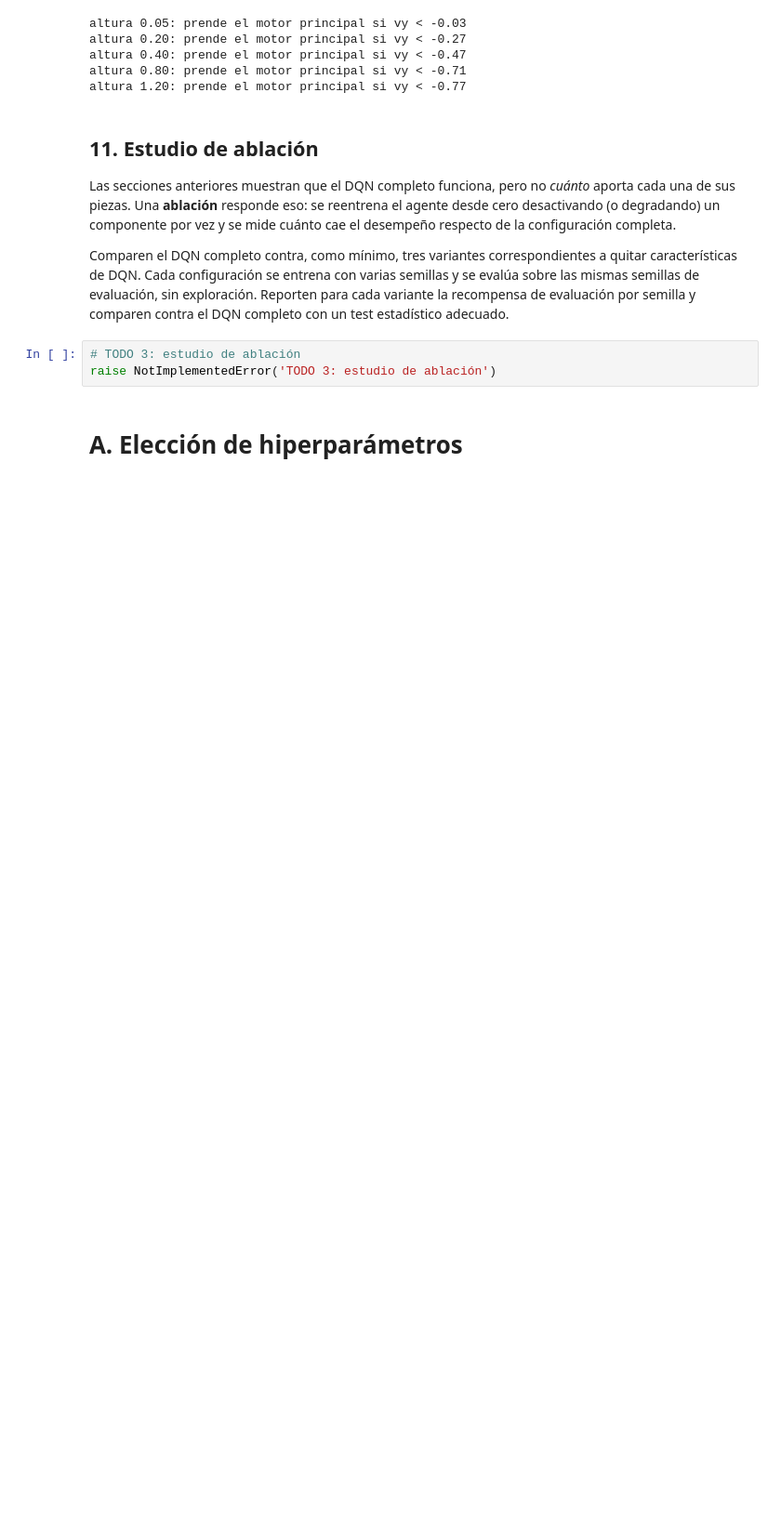
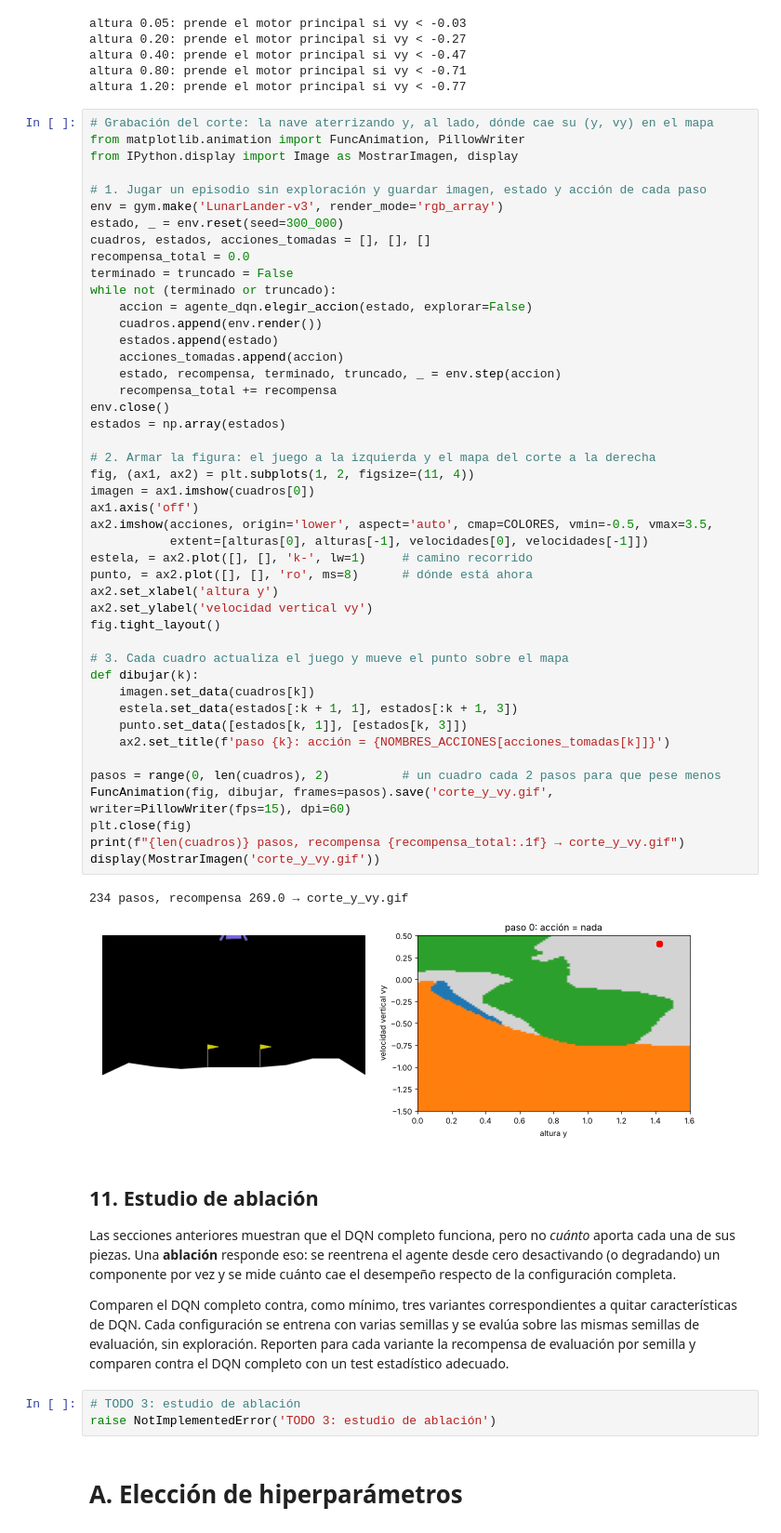
Before and after one commit to JuanAOlmedo/AprendAut-Lab2, a Jupyter notebook: LunarLander_DQN_Tarea.ipynb, the cells around one changed output. Shown at 93% size. Cells and saved outputs as stored; diff of their text form; blank space fills up the shorter version.

```diff
--- a/LunarLander_DQN_Tarea.ipynb
+++ b/LunarLander_DQN_Tarea.ipynb
@@ -932,6 +932,54 @@ altura 0.20: prende el motor principal si vy < -0.27
 altura 0.40: prende el motor principal si vy < -0.47
 altura 0.80: prende el motor principal si vy < -0.71
 altura 1.20: prende el motor principal si vy < -0.77
+# %%
+# Grabación del corte: la nave aterrizando y, al lado, dónde cae su (y, vy) en el mapa
+from matplotlib.animation import FuncAnimation, PillowWriter
+from IPython.display import Image as MostrarImagen, display
+
+# 1. Jugar un episodio sin exploración y guardar imagen, estado y acción de cada paso
+env = gym.make('LunarLander-v3', render_mode='rgb_array')
+estado, _ = env.reset(seed=300_000)
+cuadros, estados, acciones_tomadas = [], [], []
+recompensa_total = 0.0
+terminado = truncado = False
+while not (terminado or truncado):
+    accion = agente_dqn.elegir_accion(estado, explorar=False)
+    cuadros.append(env.render())
+    estados.append(estado)
+    acciones_tomadas.append(accion)
+    estado, recompensa, terminado, truncado, _ = env.step(accion)
+    recompensa_total += recompensa
+env.close()
+estados = np.array(estados)
+
+# 2. Armar la figura: el juego a la izquierda y el mapa del corte a la derecha
+fig, (ax1, ax2) = plt.subplots(1, 2, figsize=(11, 4))
+imagen = ax1.imshow(cuadros[0])
+ax1.axis('off')
+ax2.imshow(acciones, origin='lower', aspect='auto', cmap=COLORES, vmin=-0.5, vmax=3.5,
+           extent=[alturas[0], alturas[-1], velocidades[0], velocidades[-1]])
+estela, = ax2.plot([], [], 'k-', lw=1)     # camino recorrido
+punto, = ax2.plot([], [], 'ro', ms=8)      # dónde está ahora
+ax2.set_xlabel('altura y')
+ax2.set_ylabel('velocidad vertical vy')
+fig.tight_layout()
+
+# 3. Cada cuadro actualiza el juego y mueve el punto sobre el mapa
+def dibujar(k):
+    imagen.set_data(cuadros[k])
+    estela.set_data(estados[:k + 1, 1], estados[:k + 1, 3])
+    punto.set_data([estados[k, 1]], [estados[k, 3]])
+    ax2.set_title(f'paso {k}: acción = {NOMBRES_ACCIONES[acciones_tomadas[k]]}')
+
+pasos = range(0, len(cuadros), 2)          # un cuadro cada 2 pasos para que pese menos
+FuncAnimation(fig, dibujar, frames=pasos).save('corte_y_vy.gif', writer=PillowWriter(fps=15), dpi=60)
+plt.close(fig)
+print(f"{len(cuadros)} pasos, recompensa {recompensa_total:.1f} → corte_y_vy.gif")
+display(MostrarImagen('corte_y_vy.gif'))
+# %% [output]
+234 pasos, recompensa 269.0 → corte_y_vy.gif
+[figure, added]
 # %% [markdown]
 ## 11. Estudio de ablación
 
```
Also changed, not shown: 1 other file.
